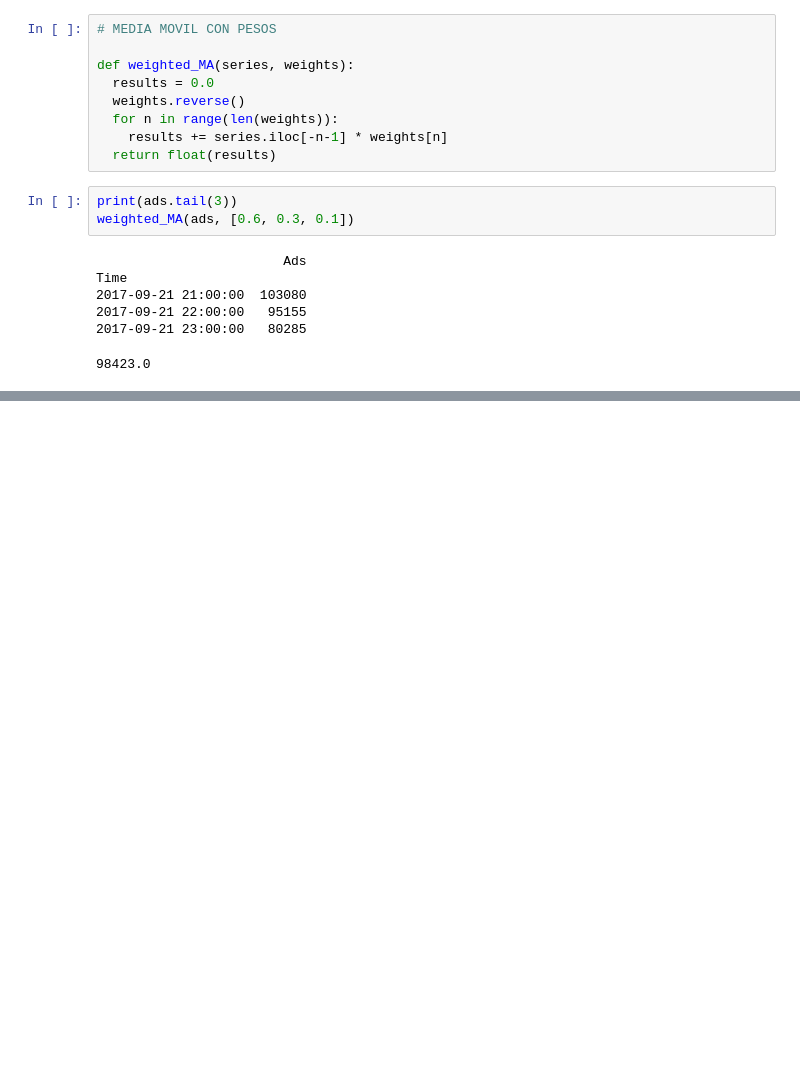
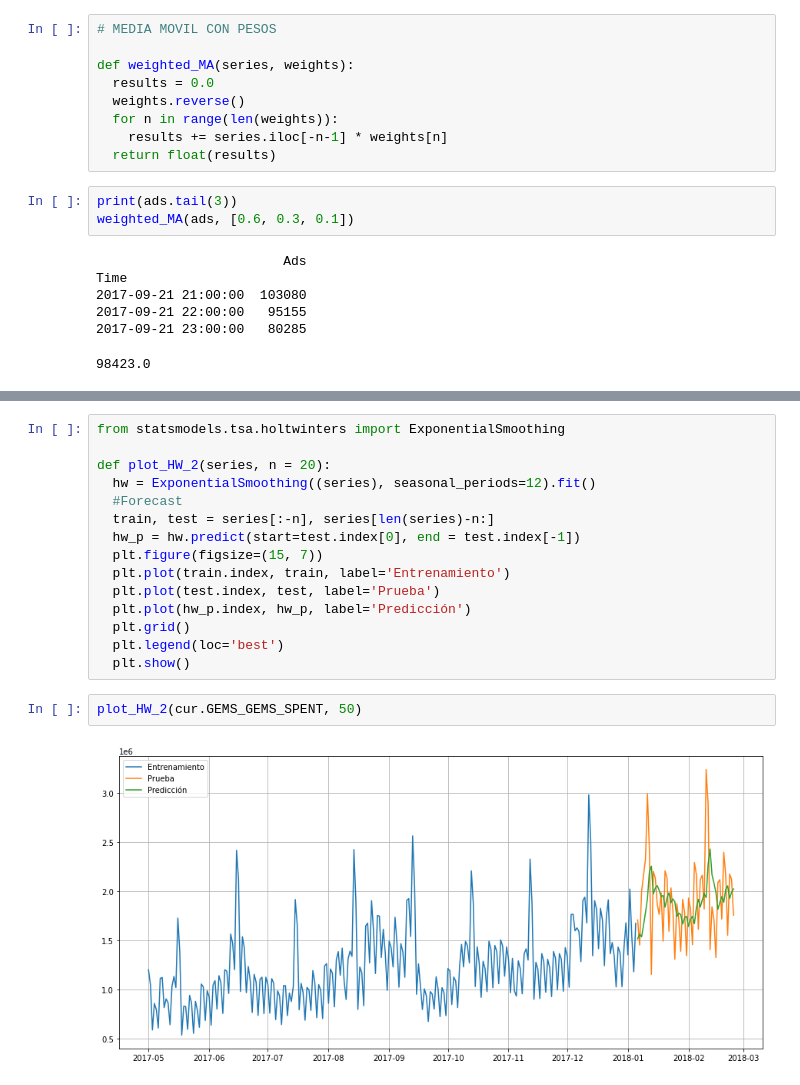
Before and after one commit to danielfrgs/LCD-PCCD-2021-1, a Jupyter notebook: SeriesdeTiempo.ipynb, the cells around one changed output, grey strips where cells are left out. Saved outputs shown, nothing was run; the diff lists cells and outputs as text; blank space fills up the shorter version.

```diff
--- a/SeriesdeTiempo.ipynb
+++ b/SeriesdeTiempo.ipynb
@@ -224,0 +268,19 @@ Time
+# %%
+from statsmodels.tsa.holtwinters import ExponentialSmoothing
+
+def plot_HW_2(series, n = 20):
+  hw = ExponentialSmoothing((series), seasonal_periods=12).fit()
+  #Forecast
+  train, test = series[:-n], series[len(series)-n:]
+  hw_p = hw.predict(start=test.index[0], end = test.index[-1])
+  plt.figure(figsize=(15, 7))
+  plt.plot(train.index, train, label='Entrenamiento')
+  plt.plot(test.index, test, label='Prueba')
+  plt.plot(hw_p.index, hw_p, label='Predicción')
+  plt.grid()
+  plt.legend(loc='best')
+  plt.show()
+# %%
+plot_HW_2(cur.GEMS_GEMS_SPENT, 50)
+# %% [output]
+[figure, added]
```
Also changed, not shown: parts of 7 cells of this notebook.
